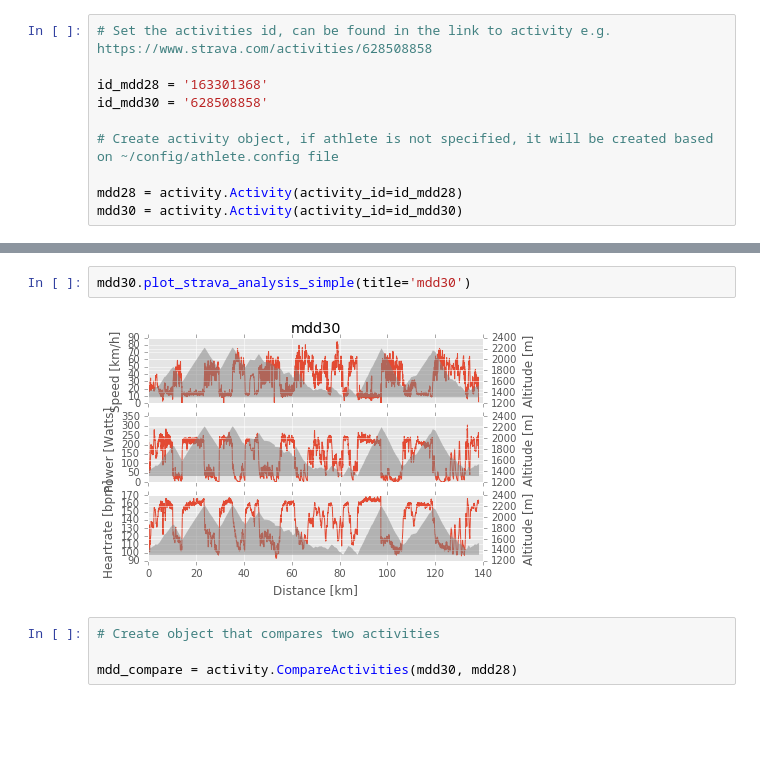
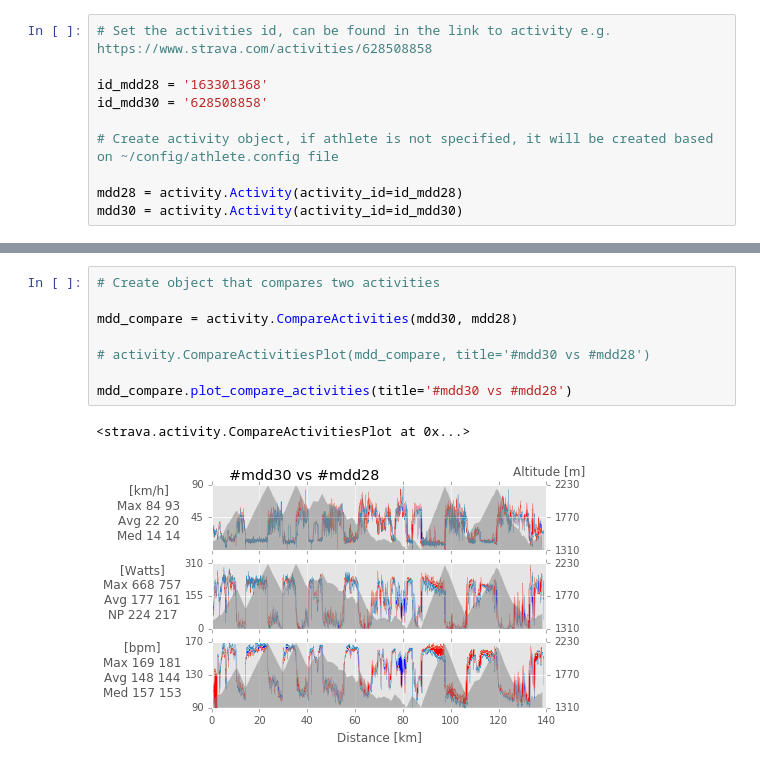
Before and after one commit to sladkovm/vmpy, a Jupyter notebook: cases/compare_mdd.ipynb, the cells around one changed output, grey strips where cells are left out. Drawn from its saved outputs; the diff is of its cells as text; blank space fills up the shorter version.

Commit message:
Add class CompareActivities and CompareActivitiesPlot to allow overlap streams visualization from two rides

```diff
--- a/cases/compare_mdd.ipynb
+++ b/cases/compare_mdd.ipynb
@@ -25,8 +19,11 @@ mdd28.plot_strava_analysis_simple(title='mdd28')
-# %%
-mdd30.plot_strava_analysis_simple(title='mdd30')
-# %% [output]
-[figure, removed]
 # %%
 # Create object that compares two activities
 
 mdd_compare = activity.CompareActivities(mdd30, mdd28)
+
+# activity.CompareActivitiesPlot(mdd_compare, title='#mdd30 vs #mdd28')
+
+mdd_compare.plot_compare_activities(title='#mdd30 vs #mdd28')
+# %% [output]
+<strava.activity.CompareActivitiesPlot at 0x...>
+[figure, added]
```
Also changed, not shown: parts of 3 cells of this notebook, 3 other files.
